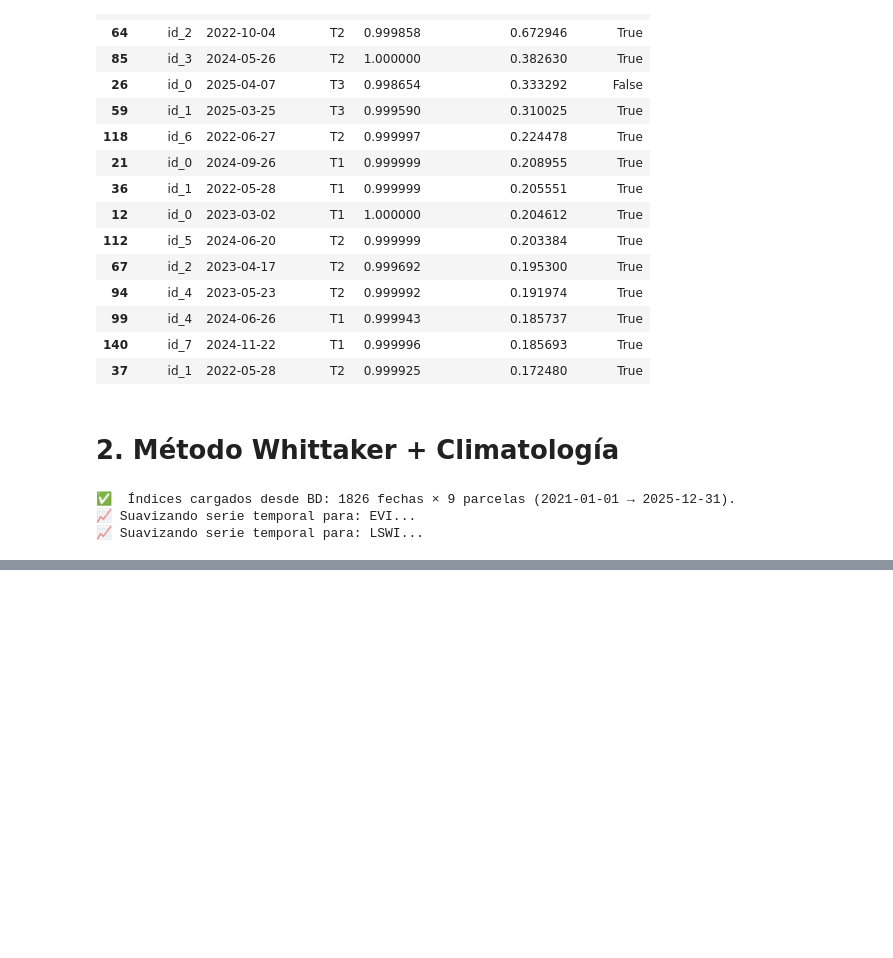
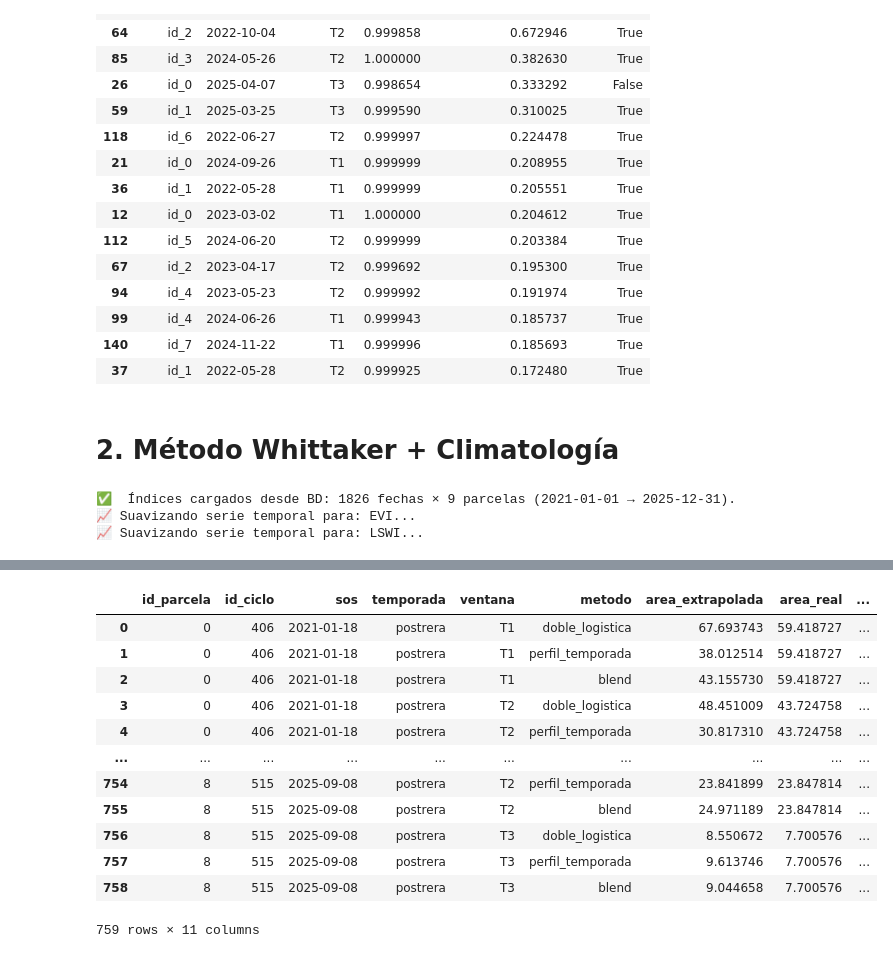
Before and after one commit to 50DayEmpire/Segmentacion_Clasificacion_Estimacion_Maiz_Comayagua, a Jupyter notebook: notebooks/extrapolacion.ipynb, the cells around one changed output, grey strips where cells are left out. Cells and saved outputs as stored; diff of their text form; code cells hidden in the pictures; blank space fills up the shorter version.

```diff
--- a/notebooks/extrapolacion.ipynb
+++ b/notebooks/extrapolacion.ipynb
@@ -388,3 +378,18 @@ ORDEN_WHITTAKER = 2
+# %%
+FECHA_INICIO = "2021-01-01"
+FECHA_FIN = "2025-12-31"
+
+# Alineados con seed_historico_offline (parámetros ya calibrados en producción)
+LAMBDA_WHITTAKER = 4000.0
+DISTANCIA_MIN_DIAS = 70
+PROMINENCIA_MIN = 0.05
+FACTOR_SOS = 0.2
+ORDEN_WHITTAKER = 2
+
+# Parámetros del segmento de extrapolación (sin cambios)
+LAMBDA_EXTRAPOLACION = 5.0
+PESO_INICIAL_ANCLA = 3.0
+PESO_PERFIL_FENOLOGICO = 0.5
 # %%
 dfs_raw = cargar_indices_desde_bd(FECHA_INICIO, FECHA_FIN)
 dfs_suave = aplicar_whittaker_series(dfs_raw, lambda_param=LAMBDA_WHITTAKER, orden=ORDEN_WHITTAKER)
@@ -827,0 +943,20 @@ Series([], Name: valor_climatologico, dtype: object)
+# %%
+for tau in [10, 20, 35]:
+    df_tau = validar_metodos_extrapolacion("EVI")  # necesitarías parametrizar tau dentro de la función
+    # comparar bias_integrado_abs_medio del blend por tau
+# %%
+df_tau
+# %% [output]
+|  | id_parcela | id_ciclo | sos | temporada | ventana | metodo | area_extrapolada | area_real | ... |
+| 0 | 0 | 406 | 2021-01-18 | postrera | T1 | doble_logistica | 67.693743 | 59.418727 | ... |
+| 1 | 0 | 406 | 2021-01-18 | postrera | T1 | perfil_temporada | 38.012514 | 59.418727 | ... |
+| 2 | 0 | 406 | 2021-01-18 | postrera | T1 | blend | 43.155730 | 59.418727 | ... |
+| 3 | 0 | 406 | 2021-01-18 | postrera | T2 | doble_logistica | 48.451009 | 43.724758 | ... |
+| 4 | 0 | 406 | 2021-01-18 | postrera | T2 | perfil_temporada | 30.817310 | 43.724758 | ... |
+| ... | ... | ... | ... | ... | ... | ... | ... | ... | ... |
+| 754 | 8 | 515 | 2025-09-08 | postrera | T2 | perfil_temporada | 23.841899 | 23.847814 | ... |
+| 755 | 8 | 515 | 2025-09-08 | postrera | T2 | blend | 24.971189 | 23.847814 | ... |
+| 756 | 8 | 515 | 2025-09-08 | postrera | T3 | doble_logistica | 8.550672 | 7.700576 | ... |
+| 757 | 8 | 515 | 2025-09-08 | postrera | T3 | perfil_temporada | 9.613746 | 7.700576 | ... |
+| 758 | 8 | 515 | 2025-09-08 | postrera | T3 | blend | 9.044658 | 7.700576 | ... |
+759 rows × 11 columns
```
Also changed, not shown: parts of 45 cells of this notebook, 9 other files.
